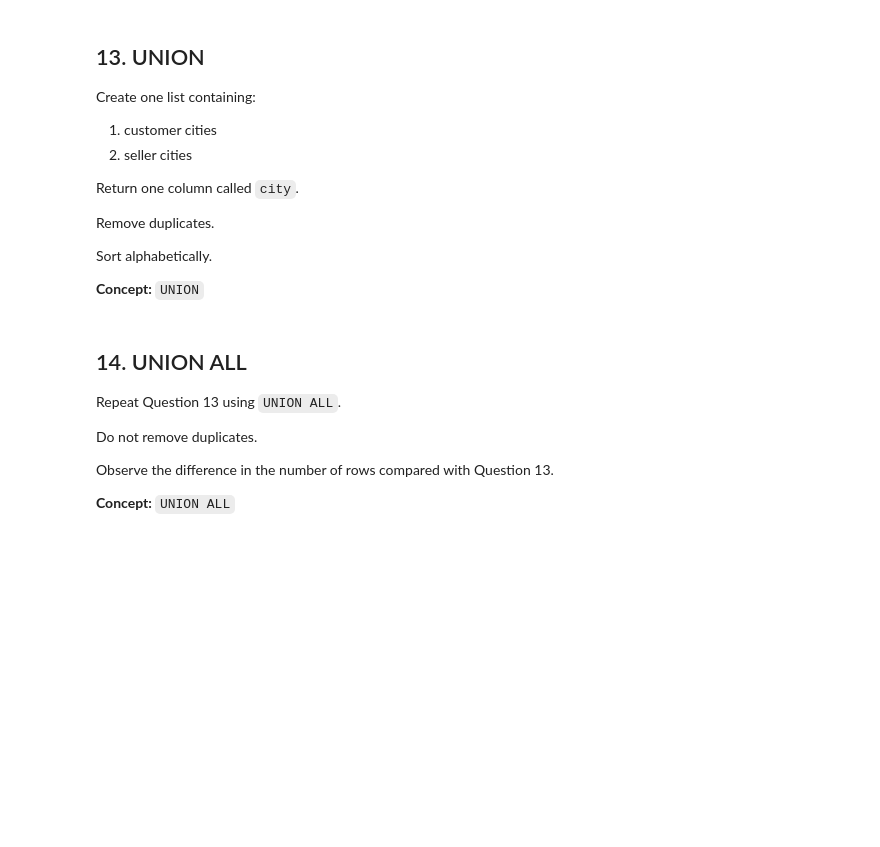
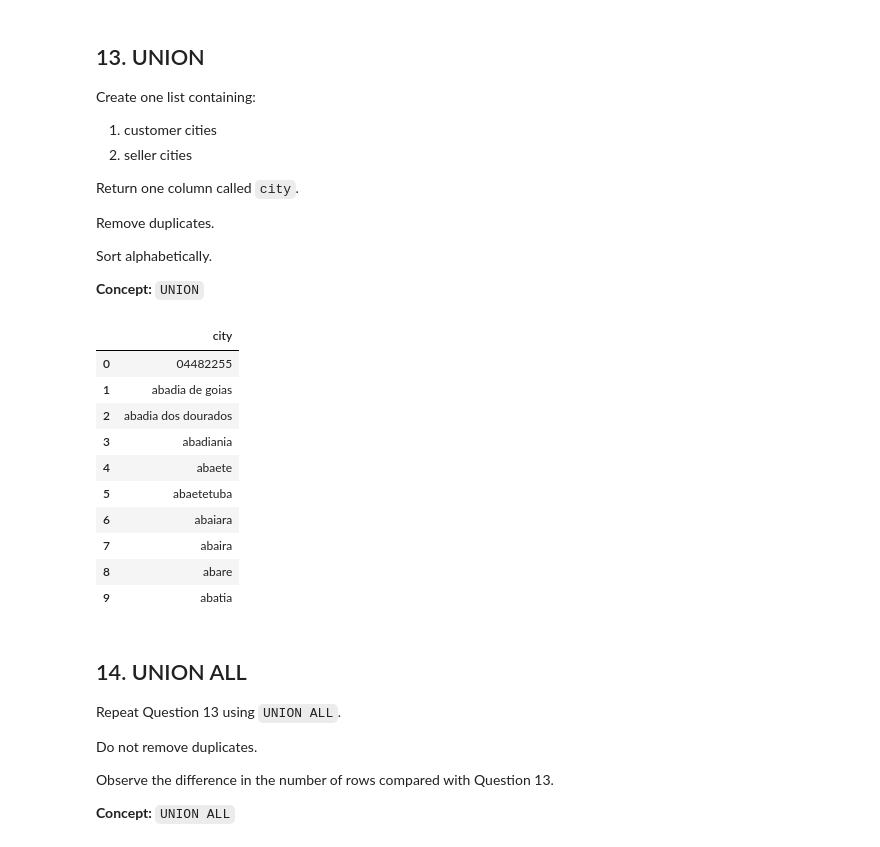
Before and after one commit to Thomasayanfeoluwa/2026-Python-Training-Class---Tutorial-For-Beginners, a Jupyter notebook: OLISTs/exercises_solutions/olists_exercises.ipynb, the cells around one changed output. Cells and saved outputs as stored; diff of their text form; code cells hidden in the pictures; blank space fills up the shorter version.

```diff
--- a/OLISTs/exercises_solutions/olists_exercises.ipynb
+++ b/OLISTs/exercises_solutions/olists_exercises.ipynb
@@ -777,3 +815,29 @@ pd.read_sql_query(query, conn)
+# %%
+run_sql("""
+    SELECT
+        customer_city AS city
+    FROM customers
+
+    UNION
+
+    SELECT
+        seller_city
+    FROM sellers
+    ORDER BY city
+    LIMIT 10
+""")
+# %% [output]
+|  | city |
+| 0 | 04482255 |
+| 1 | abadia de goias |
+| 2 | abadia dos dourados |
+| 3 | abadiania |
+| 4 | abaete |
+| 5 | abaetetuba |
+| 6 | abaiara |
+| 7 | abaira |
+| 8 | abare |
+| 9 | abatia |
 # %% [markdown]
 ## 14. UNION ALL
 
```
Also changed, not shown: parts of 11 cells of this notebook.
